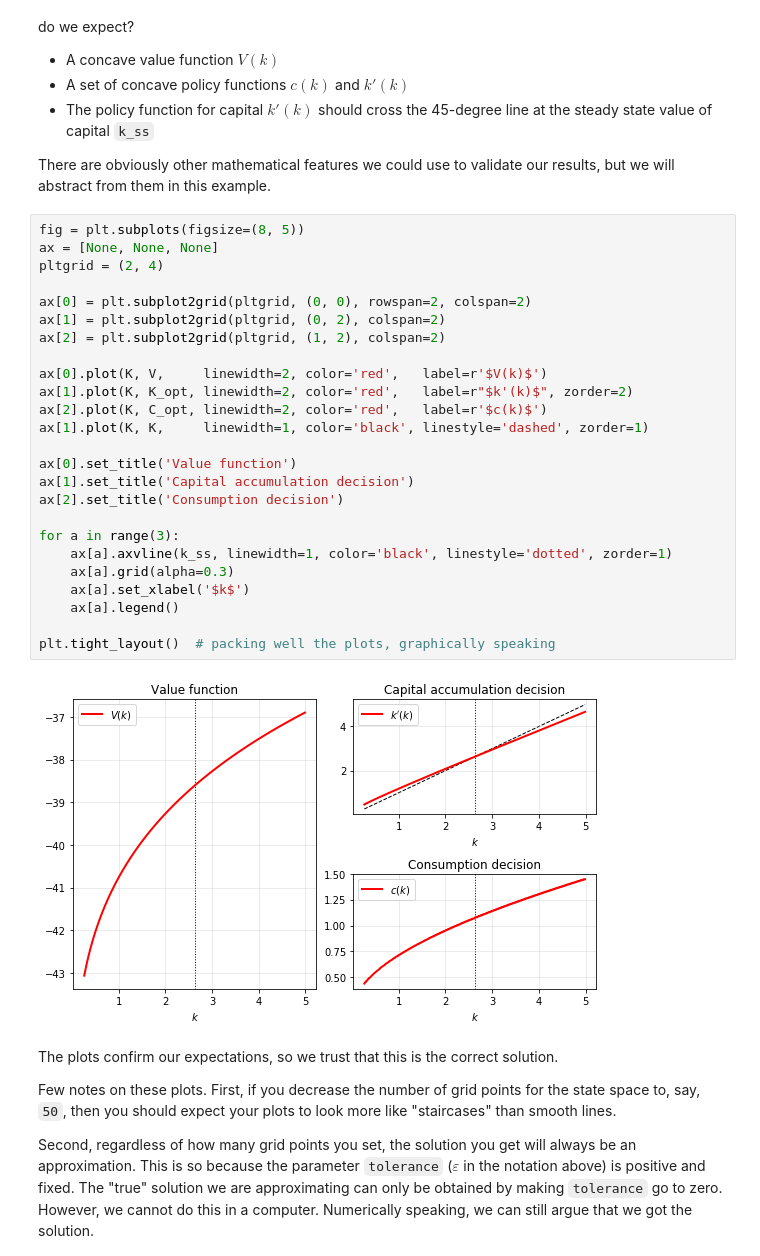
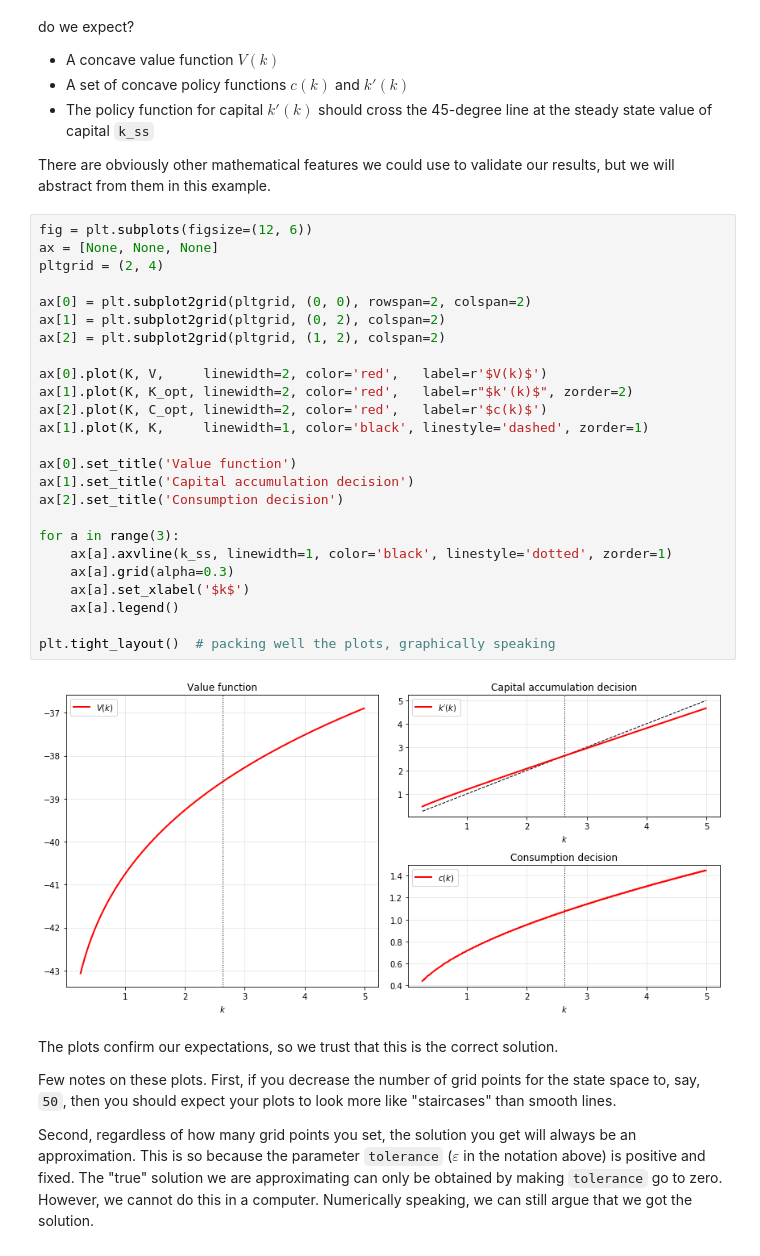
Before and after one commit to AndreaPasqualini/numerical_methods_macroeconomics, a Jupyter notebook: ta_sessions/2_deterministic_methods.ipynb, the cells around one changed output. Cells and saved outputs as stored; diff of their text form.

Commit message:
Updated notebook (typos, figures size, etc.)

```diff
--- a/ta_sessions/2_deterministic_methods.ipynb
+++ b/ta_sessions/2_deterministic_methods.ipynb
@@ -171,32 +171,32 @@ What do we expect?
 
 There are obviously other mathematical features we could use to validate our results, but we will abstract from them in this example.
 # %%
-fig = plt.subplots(figsize=(8, 5))
+fig = plt.subplots(figsize=(12, 6))
 ax = [None, None, None]
 pltgrid = (2, 4)
 
 ax[0] = plt.subplot2grid(pltgrid, (0, 0), rowspan=2, colspan=2)
 ax[1] = plt.subplot2grid(pltgrid, (0, 2), colspan=2)
 ax[2] = plt.subplot2grid(pltgrid, (1, 2), colspan=2)
 
 ax[0].plot(K, V,     linewidth=2, color='red',   label=r'$V(k)$')
 ax[1].plot(K, K_opt, linewidth=2, color='red',   label=r"$k'(k)$", zorder=2)
 ax[2].plot(K, C_opt, linewidth=2, color='red',   label=r'$c(k)$')
 ax[1].plot(K, K,     linewidth=1, color='black', linestyle='dashed', zorder=1)
 
 ax[0].set_title('Value function')
 ax[1].set_title('Capital accumulation decision')
 ax[2].set_title('Consumption decision')
 
 for a in range(3):
     ax[a].axvline(k_ss, linewidth=1, color='black', linestyle='dotted', zorder=1)
     ax[a].grid(alpha=0.3)
     ax[a].set_xlabel('$k$')
     ax[a].legend()
 
 plt.tight_layout()  # packing well the plots, graphically speaking
 # %% [output]
-[figure, old version]
+[figure, new version]
 # %% [markdown]
 The plots confirm our expectations, so we trust that this is the correct solution.
 
```
Also changed, not shown: parts of 7 cells of this notebook.
